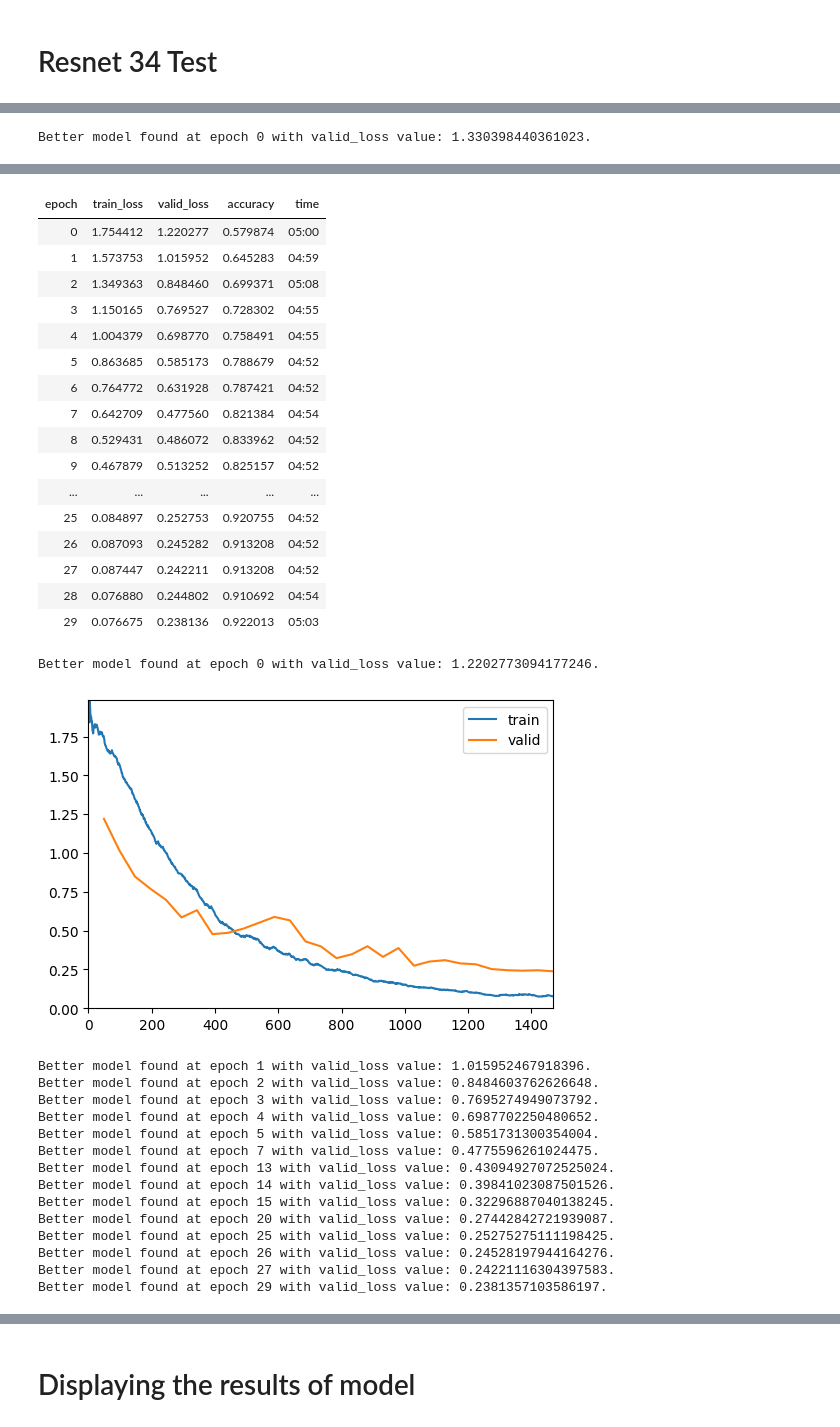
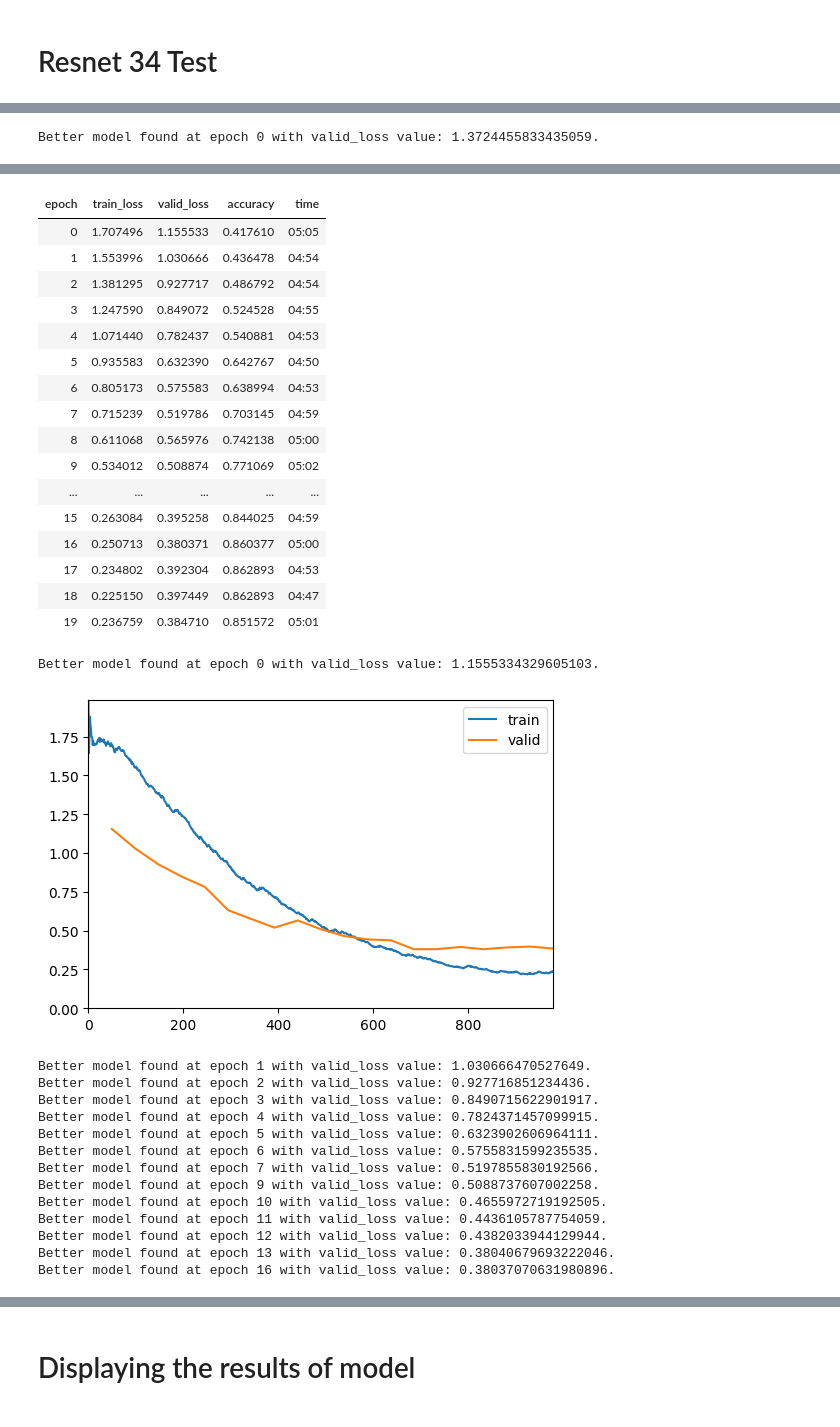
Before and after one commit to JamezP2002/bone-fracture-451-project, a Jupyter notebook: bone fracture MAIN.ipynb, the cells around one changed output, grey strips where cells are left out. Drawn from its saved outputs; the diff is of its cells as text; code cells hidden in the pictures.

```diff
--- a/bone fracture MAIN.ipynb
+++ b/bone fracture MAIN.ipynb
@@ -226,5 +355,5 @@ SuggestedLRs(valley=0.0014454397605732083)
 # %%
-learn = vision_learner(dls, resnet34, metrics=accuracy)
-learn.fine_tune(30, 0.001445, cbs=[ShowGraphCallback(), EarlyStoppingCallback(min_delta=0.001, patience=10), SaveModelCallback()])
+learnResNet = vision_learner(dls, resnet34, loss_func=loss_func, metrics=accuracy)
+learnResNet.fine_tune(20, 0.001, cbs=[ShowGraphCallback(), EarlyStoppingCallback(min_delta=0.001, patience=10), SaveModelCallback()])
 # %% [output]
 | epoch | train_loss | valid_loss | accuracy | time |
@@ -232 +361 @@ learn.fine_tune(30, 0.001445, cbs=[ShowGraphCallback(), EarlyStoppingCallback(mi
-Better model found at epoch 0 with valid_loss value: 1.330398440361023.
+Better model found at epoch 0 with valid_loss value: 1.3724455833435059.
@@ -234,33 +363,32 @@ Better model found at epoch 0 with valid_loss value: 1.330398440361023.
 | epoch | train_loss | valid_loss | accuracy | time |
-| 0 | 1.754412 | 1.220277 | 0.579874 | 05:00 |
-| 1 | 1.573753 | 1.015952 | 0.645283 | 04:59 |
-| 2 | 1.349363 | 0.848460 | 0.699371 | 05:08 |
-| 3 | 1.150165 | 0.769527 | 0.728302 | 04:55 |
-| 4 | 1.004379 | 0.698770 | 0.758491 | 04:55 |
-| 5 | 0.863685 | 0.585173 | 0.788679 | 04:52 |
-| 6 | 0.764772 | 0.631928 | 0.787421 | 04:52 |
-| 7 | 0.642709 | 0.477560 | 0.821384 | 04:54 |
-| 8 | 0.529431 | 0.486072 | 0.833962 | 04:52 |
-| 9 | 0.467879 | 0.513252 | 0.825157 | 04:52 |
+| 0 | 1.707496 | 1.155533 | 0.417610 | 05:05 |
+| 1 | 1.553996 | 1.030666 | 0.436478 | 04:54 |
+| 2 | 1.381295 | 0.927717 | 0.486792 | 04:54 |
+| 3 | 1.247590 | 0.849072 | 0.524528 | 04:55 |
+| 4 | 1.071440 | 0.782437 | 0.540881 | 04:53 |
+| 5 | 0.935583 | 0.632390 | 0.642767 | 04:50 |
+| 6 | 0.805173 | 0.575583 | 0.638994 | 04:53 |
+| 7 | 0.715239 | 0.519786 | 0.703145 | 04:59 |
+| 8 | 0.611068 | 0.565976 | 0.742138 | 05:00 |
+| 9 | 0.534012 | 0.508874 | 0.771069 | 05:02 |
 | ... | ... | ... | ... | ... |
-| 25 | 0.084897 | 0.252753 | 0.920755 | 04:52 |
-| 26 | 0.087093 | 0.245282 | 0.913208 | 04:52 |
-| 27 | 0.087447 | 0.242211 | 0.913208 | 04:52 |
-| 28 | 0.076880 | 0.244802 | 0.910692 | 04:54 |
-| 29 | 0.076675 | 0.238136 | 0.922013 | 05:03 |
+| 15 | 0.263084 | 0.395258 | 0.844025 | 04:59 |
+| 16 | 0.250713 | 0.380371 | 0.860377 | 05:00 |
+| 17 | 0.234802 | 0.392304 | 0.862893 | 04:53 |
+| 18 | 0.225150 | 0.397449 | 0.862893 | 04:47 |
+| 19 | 0.236759 | 0.384710 | 0.851572 | 05:01 |
-Better model found at epoch 0 with valid_loss value: 1.2202773094177246.
+Better model found at epoch 0 with valid_loss value: 1.1555334329605103.
-[figure, old version]
+[figure, new version]
-Better model found at epoch 1 with valid_loss value: 1.015952467918396.
-Better model found at epoch 2 with valid_loss value: 0.8484603762626648.
-Better model found at epoch 3 with valid_loss value: 0.7695274949073792.
-Better model found at epoch 4 with valid_loss value: 0.6987702250480652.
-Better model found at epoch 5 with valid_loss value: 0.5851731300354004.
-Better model found at epoch 7 with valid_loss value: 0.4775596261024475.
-Better model found at epoch 13 with valid_loss value: 0.43094927072525024.
-Better model found at epoch 14 with valid_loss value: 0.39841023087501526.
-Better model found at epoch 15 with valid_loss value: 0.32296887040138245.
-Better model found at epoch 20 with valid_loss value: 0.27442842721939087.
-Better model found at epoch 25 with valid_loss value: 0.25275275111198425.
-Better model found at epoch 26 with valid_loss value: 0.24528197944164276.
-Better model found at epoch 27 with valid_loss value: 0.24221116304397583.
-Better model found at epoch 29 with valid_loss value: 0.2381357103586197.
+Better model found at epoch 1 with valid_loss value: 1.030666470527649.
+Better model found at epoch 2 with valid_loss value: 0.927716851234436.
+Better model found at epoch 3 with valid_loss value: 0.8490715622901917.
+Better model found at epoch 4 with valid_loss value: 0.7824371457099915.
+Better model found at epoch 5 with valid_loss value: 0.6323902606964111.
+Better model found at epoch 6 with valid_loss value: 0.5755831599235535.
+Better model found at epoch 7 with valid_loss value: 0.5197855830192566.
+Better model found at epoch 9 with valid_loss value: 0.5088737607002258.
+Better model found at epoch 10 with valid_loss value: 0.4655972719192505.
+Better model found at epoch 11 with valid_loss value: 0.4436105787754059.
+Better model found at epoch 12 with valid_loss value: 0.4382033944129944.
+Better model found at epoch 13 with valid_loss value: 0.38040679693222046.
+Better model found at epoch 16 with valid_loss value: 0.38037070631980896.
```
Also changed, not shown: parts of 24 cells of this notebook, 2 other files.
